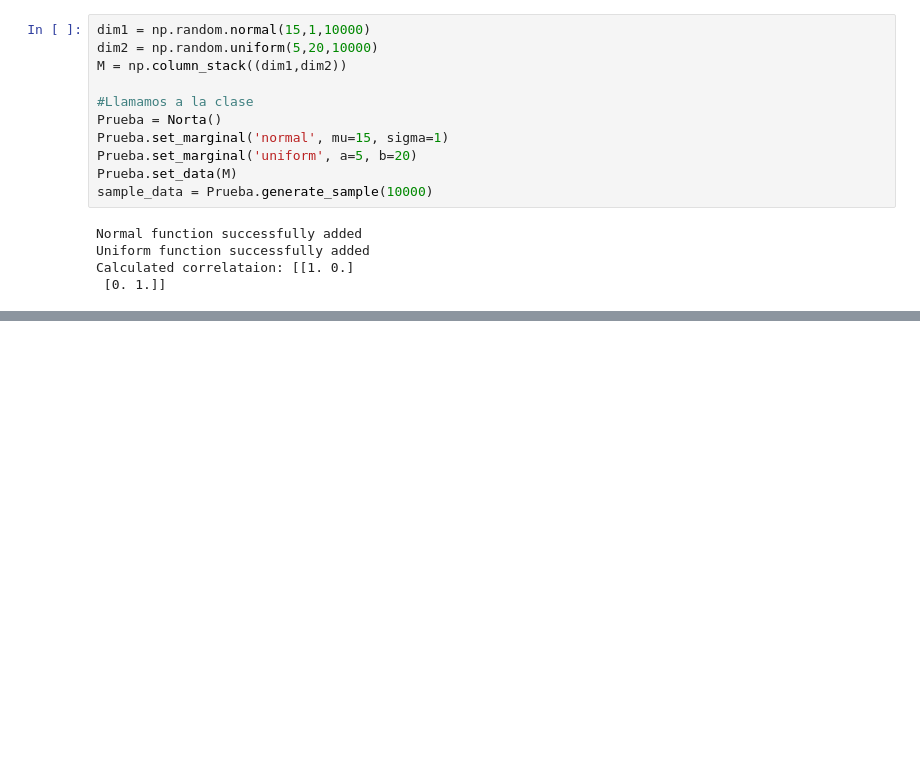
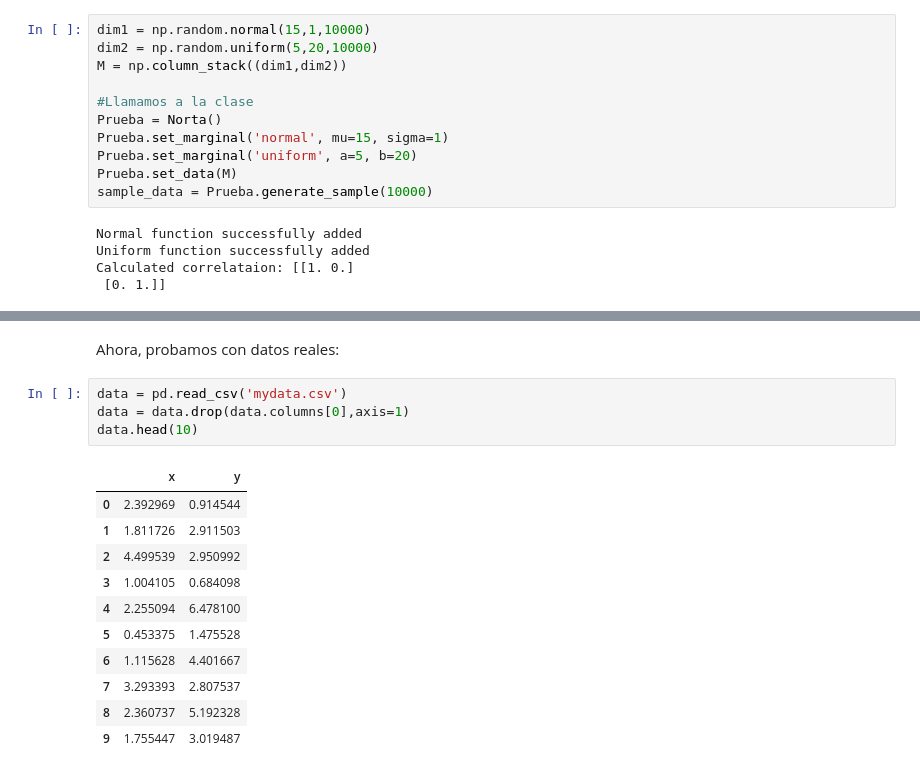
Before and after one commit to DanielNeira/NORTA, a Jupyter notebook: NORTA.ipynb, the cells around one changed output, grey strips where cells are left out. Saved outputs shown, nothing was run; the diff lists cells and outputs as text; blank space fills up the shorter version.

```diff
--- a/NORTA.ipynb
+++ b/NORTA.ipynb
@@ -332,0 +395,18 @@ for dim1, text1 in zip([0,1],["normal(mu=15, sigma=1)","uniform(a=10, b=20)"]):
+# %% [markdown]
+Ahora, probamos con datos reales:
+# %%
+data = pd.read_csv('mydata.csv')
+data = data.drop(data.columns[0],axis=1)
+data.head(10)
+# %% [output]
+|  | x | y |
+| 0 | 2.392969 | 0.914544 |
+| 1 | 1.811726 | 2.911503 |
+| 2 | 4.499539 | 2.950992 |
+| 3 | 1.004105 | 0.684098 |
+| 4 | 2.255094 | 6.478100 |
+| 5 | 0.453375 | 1.475528 |
+| 6 | 1.115628 | 4.401667 |
+| 7 | 3.293393 | 2.807537 |
+| 8 | 2.360737 | 5.192328 |
+| 9 | 1.755447 | 3.019487 |
```
Also changed, not shown: parts of 13 cells of this notebook, 2 other files.
